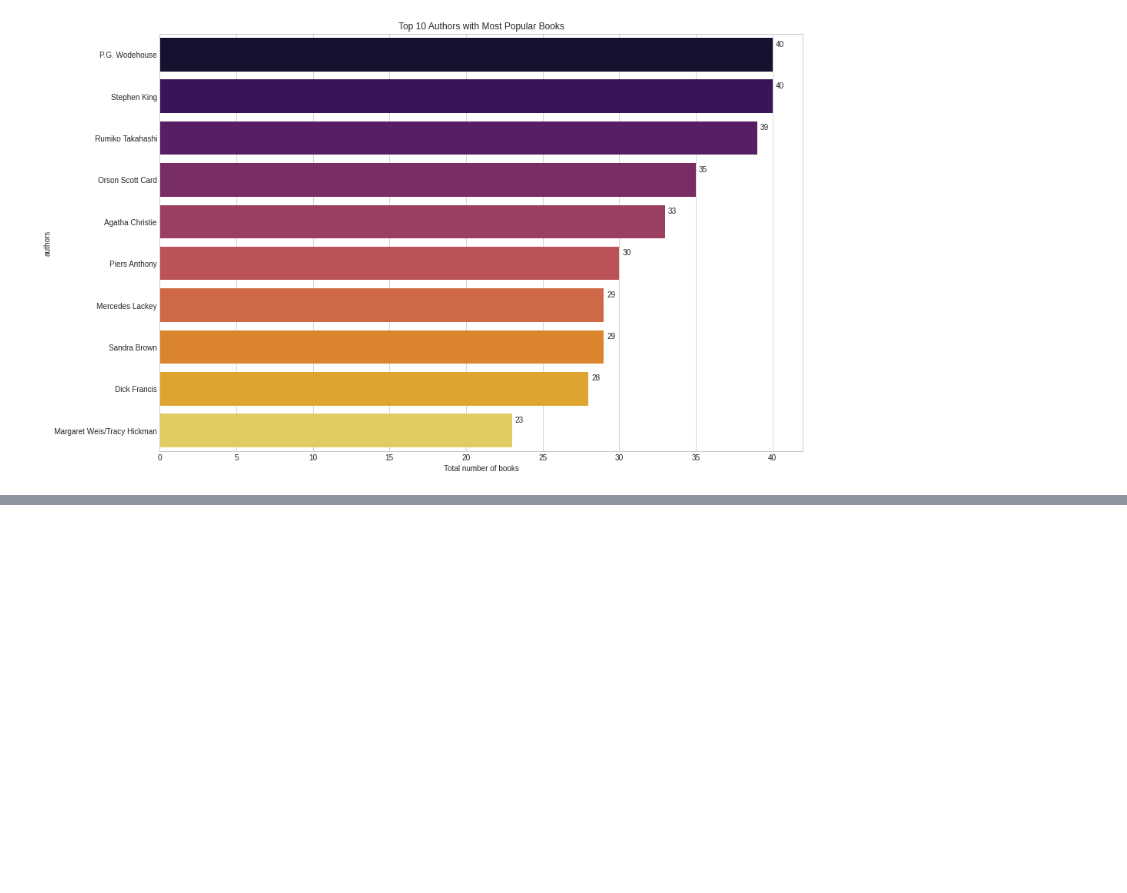
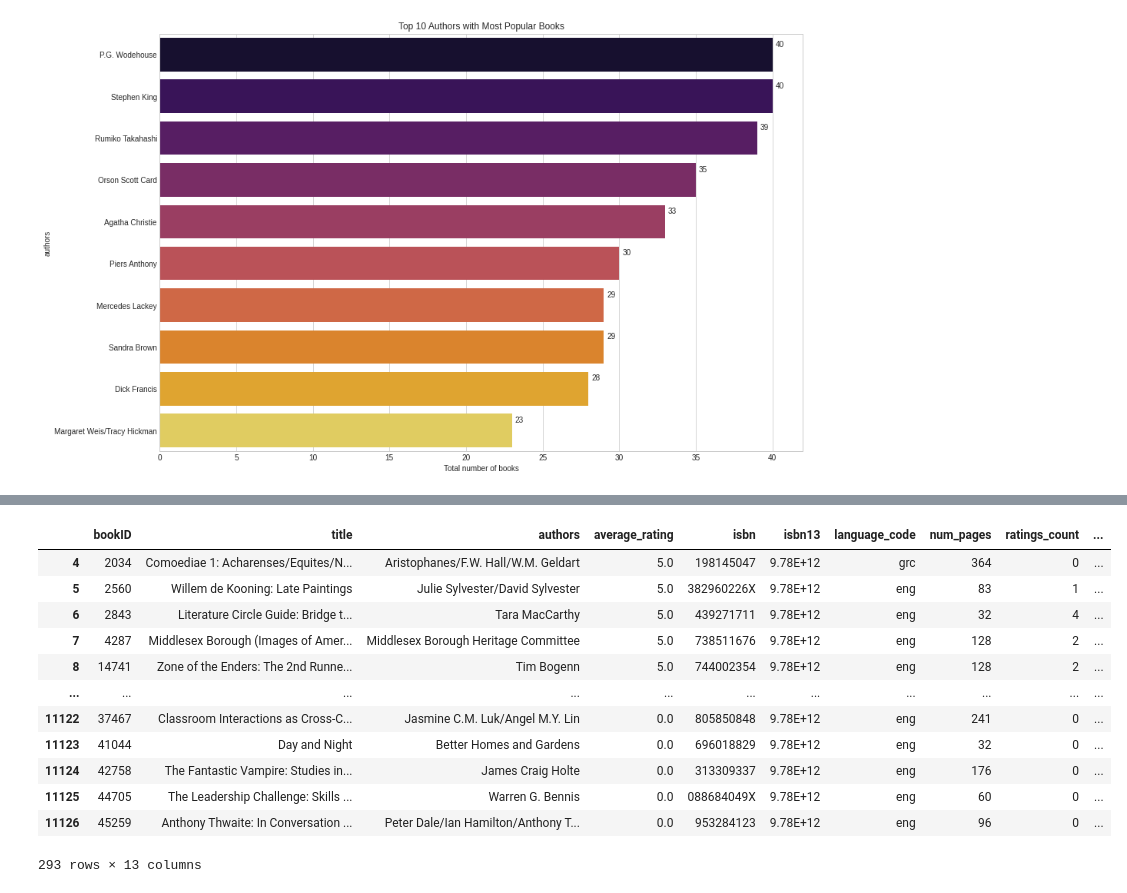
Before and after one commit to lovelyoyrmia/machine-learning-notebook, a Jupyter notebook: books_recommender.ipynb, the cells around one changed output, grey strips where cells are left out. Saved outputs shown, nothing was run; the diff lists cells and outputs as text; code cells hidden in the pictures; blank space fills up the shorter version.

```diff
--- a/books_recommender.ipynb
+++ b/books_recommender.ipynb
@@ -154,0 +175,17 @@ plt.show()
+# %%
+df = df[df['average_rating'] != 'text']
+df
+# %% [output]
+|  | bookID | title | authors | average_rating | isbn | isbn13 | language_code | num_pages | ratings_count | ... |
+| 4 | 2034 | Comoediae 1: Acharenses/Equites/N... | Aristophanes/F.W. Hall/W.M. Geldart | 5.0 | 198145047 | 9.78E+12 | grc | 364 | 0 | ... |
+| 5 | 2560 | Willem de Kooning: Late Paintings | Julie Sylvester/David Sylvester | 5.0 | 382960226X | 9.78E+12 | eng | 83 | 1 | ... |
+| 6 | 2843 | Literature Circle Guide: Bridge t... | Tara MacCarthy | 5.0 | 439271711 | 9.78E+12 | eng | 32 | 4 | ... |
+| 7 | 4287 | Middlesex Borough (Images of Amer... | Middlesex Borough Heritage Committee | 5.0 | 738511676 | 9.78E+12 | eng | 128 | 2 | ... |
+| 8 | 14741 | Zone of the Enders: The 2nd Runne... | Tim Bogenn | 5.0 | 744002354 | 9.78E+12 | eng | 128 | 2 | ... |
+| ... | ... | ... | ... | ... | ... | ... | ... | ... | ... | ... |
+| 11122 | 37467 | Classroom Interactions as Cross-C... | Jasmine C.M. Luk/Angel M.Y. Lin | 0.0 | 805850848 | 9.78E+12 | eng | 241 | 0 | ... |
+| 11123 | 41044 | Day and Night | Better Homes and Gardens | 0.0 | 696018829 | 9.78E+12 | eng | 32 | 0 | ... |
+| 11124 | 42758 | The Fantastic Vampire: Studies in... | James Craig Holte | 0.0 | 313309337 | 9.78E+12 | eng | 176 | 0 | ... |
+| 11125 | 44705 | The Leadership Challenge: Skills ... | Warren G. Bennis | 0.0 | 088684049X | 9.78E+12 | eng | 60 | 0 | ... |
+| 11126 | 45259 | Anthony Thwaite: In Conversation ... | Peter Dale/Ian Hamilton/Anthony T... | 0.0 | 953284123 | 9.78E+12 | eng | 96 | 0 | ... |
+293 rows × 13 columns
```
Also changed, not shown: parts of 3 cells of this notebook.
